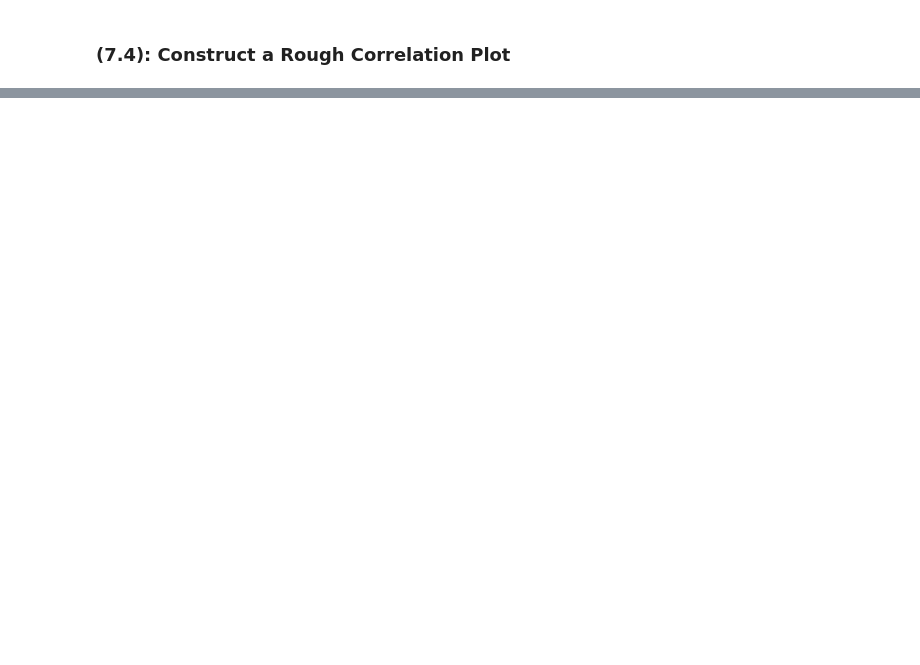
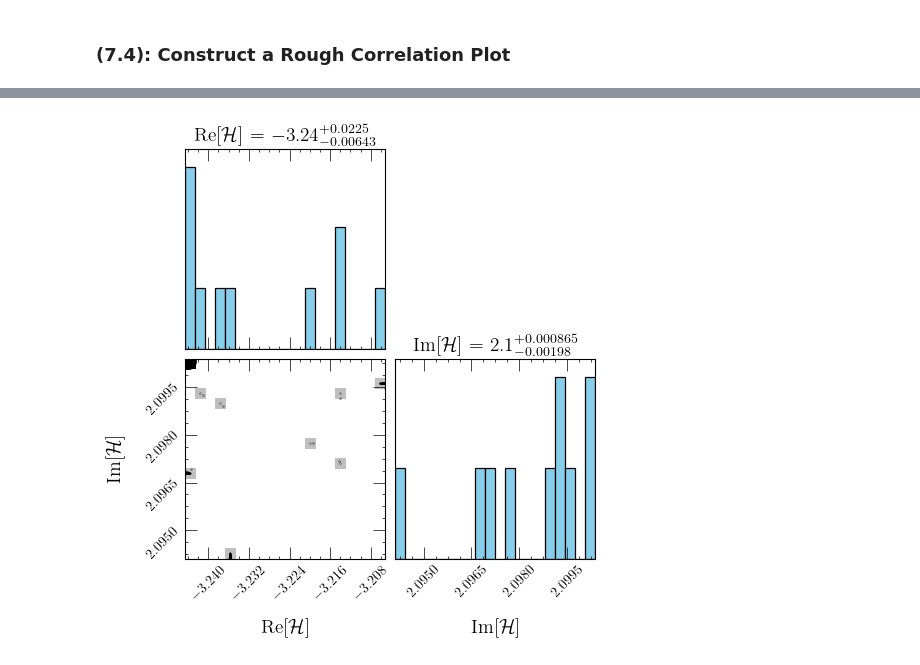
Before and after one commit to JayDanielsss/gpd_dnn, a Jupyter notebook: closure_test/closure_test.ipynb, the cells around one changed output, grey strips where cells are left out. Cells and saved outputs as stored; diff of their text form; code cells hidden in the pictures; blank space fills up the shorter version.

Commit message:
some updates with data analysis and hpc file cleanup

```diff
--- a/closure_test/closure_test.ipynb
+++ b/closure_test/closure_test.ipynb
@@ -3596,4 +3702,30 @@ plt.close(cff_h_correlation_figure)
 # %%
-corner.corner(
-    data = cff_h_real_pred_per_replica
+cff_corner_plot_data = np.vstack([cff_h_real_pred_per_replica, cff_h_imag_pred_per_replica]).T
+
+cff_corner_plot = corner.corner(
+    cff_corner_plot_data,
+    labels = [
+        r"Re$[\mathcal{H}]$",
+        r"Im$[\mathcal{H}]$",
+        ],
+    plot_datapoints = True,
+    show_titles = True,
+    title_kwargs = {"fontsize": 14},
+    label_kwargs = {"fontsize": 14},
+    hist_kwargs = {
+        'fc': 'skyblue',
+        'ec': 'black',
+        'histtype': 'bar',
+        'lw': '0.9',
+        },
+    data_kwargs = {
+        "alpha": 0.5,
+        "label": "BKM10 Prediction with KM15 CFFs"
+        },
+    title_fmt = ".3g",
+    figsize = (9, 9)
 )
+
+cff_corner_plot.savefig(f"./version_{VERSION_NUMBER}/plots/cff_h_corner_plot_{MAJOR_MINOR_NUMBER}.png")
+cff_corner_plot.savefig(f"./version_{VERSION_NUMBER}/plots/cff_h_corner_plot_{MAJOR_MINOR_NUMBER}.eps")
+# %% [output]
@@ -3599,0 +3734 @@ corner.corner(
+[figure, added]
```
Also changed, not shown: parts of 29 cells of this notebook, 4 other files.
